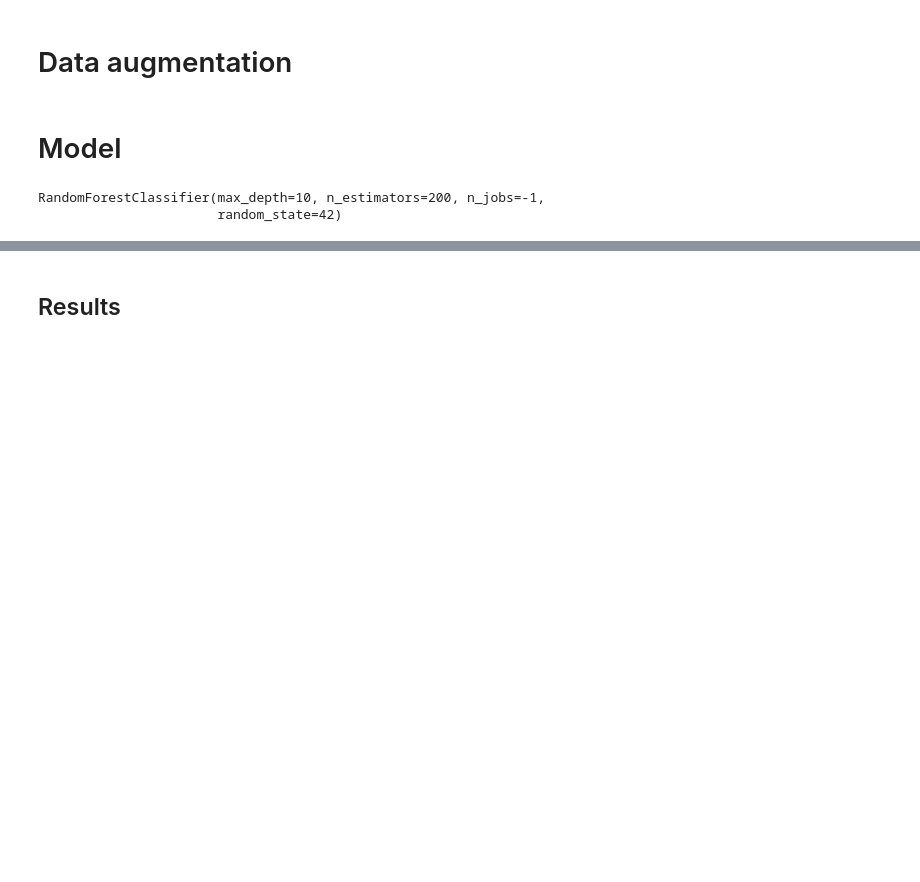
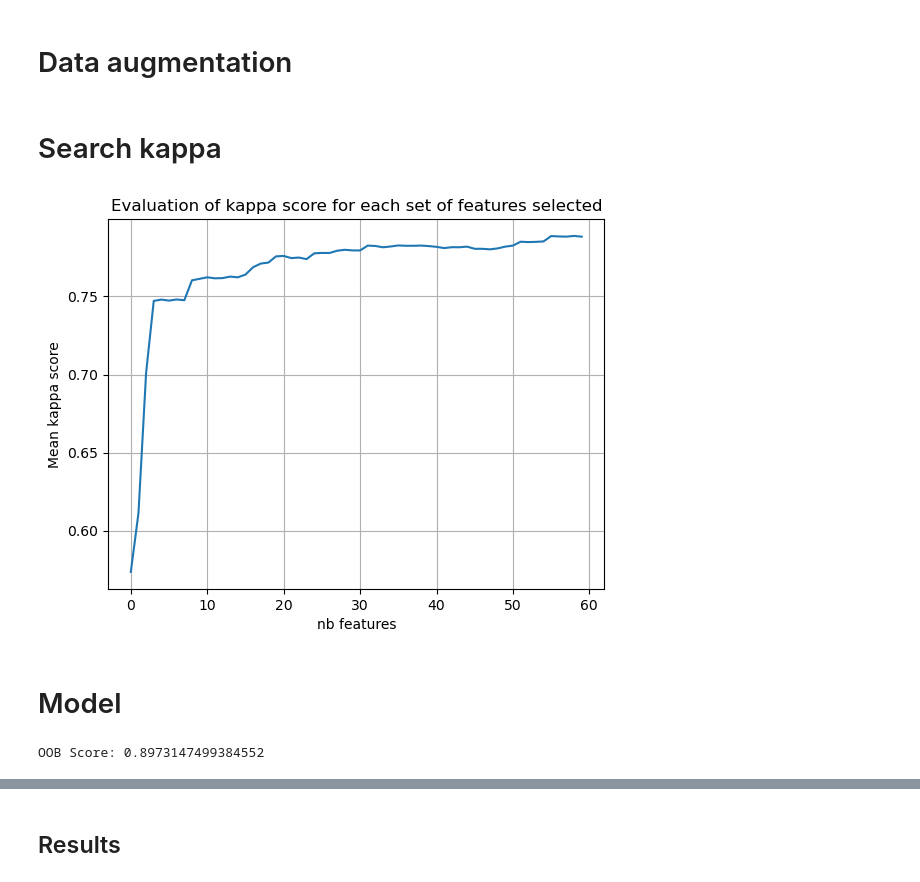
Before and after one commit to L4ncelin/EEG_signals_quality_analysis, a Jupyter notebook: Notebooks/09_EEG_Random_Forest.ipynb, the cells around one changed output, grey strips where cells are left out. Drawn from its saved outputs; the diff is of its cells as text; code cells hidden in the pictures; blank space fills up the shorter version.

```diff
--- a/Notebooks/09_EEG_Random_Forest.ipynb
+++ b/Notebooks/09_EEG_Random_Forest.ipynb
@@ -195,3 +336,5 @@ shap.summary_plot(shap_values[:,:,0], X[:1000], feature_names=X.columns.tolist()
+# %%
+f_scores = df_fisher_scores["Variable"].tolist()
 # %% [markdown]
 # Data augmentation
 # %%
@@ -201,3 +344,5 @@ bootstrap_sample_y = resample(y, n_samples=40000, replace=True)
 
 X_boot = pd.concat([X, bootstrap_sample_X], axis=0)
 y_boot = pd.concat([y, bootstrap_sample_y], axis=0)
+# %% [markdown]
+# Search kappa
@@ -204,2 +361,46 @@ y_boot = pd.concat([y, bootstrap_sample_y], axis=0)
+# %%
+result = selection_recursive(f_scores)
+# %%
+all_kappa_scores = []
+
+for i in tqdm(range(len(result)), desc="Features treatment"):
+    cols_to_keep = result[i]
+    # Mélanger les données X et les labels y
+    X_shuffled, y_shuffled = shuffle(X_boot[cols_to_keep], y_boot, random_state=42)
+
+    # Initialiser le modèle
+    model = RandomForestClassifier(n_estimators=50, random_state=42, n_jobs=-1, max_depth=10)
+
+    # Initialiser la K-fold avec StratifiedKFold pour équilibrer les classes
+    kf = StratifiedKFold(n_splits=5, shuffle=True, random_state=42)
+
+    # Liste pour stocker les scores kappa de chaque fold
+
+    kappa_scores = []
+    # Boucle sur les splits de K-fold
+    for train_index, val_index in kf.split(X_shuffled, y_shuffled):
+        X_train_k, X_val = X_shuffled.iloc[train_index], X_shuffled.iloc[val_index]
+        y_train_k, y_val = y_shuffled.iloc[train_index], y_shuffled.iloc[val_index]  # Utiliser iloc ici
+
+        # Entraîner le modèle
+        model.fit(X_train_k, y_train_k)
+
+        # Prédictions sur l'ensemble de validation
+        y_pred = model.predict(X_val)
+
+        # Calculer le score kappa
+        kappa = cohen_kappa_score(y_val, y_pred)
+        kappa_scores.append(kappa)
+
+    all_kappa_scores.append(np.mean(kappa_scores))
+# %%
+plt.plot(all_kappa_scores)
+plt.xlabel("nb features")
+plt.ylabel("Mean kappa score")
+plt.title("Evaluation of kappa score for each set of features selected")
+plt.grid()
+plt.show()
+# %% [output]
+[figure, added]
 # %% [markdown]
 # Model
@@ -209,9 +407,9 @@ class_weight_dict = {0: class_weights[0], 1: class_weights[1]}
 # %%
 # Initialiser le modèle Random Forest
-rf = RandomForestClassifier(n_estimators=200, random_state=42, max_depth=10, n_jobs=-1)
+rf = RandomForestClassifier(n_estimators=50, random_state=42, n_jobs=-1, oob_score=True, max_depth=10)
 
 # Entraîner le modèle
-rf.fit(X_shuffled, y_shuffled)
+rf.fit(X_train, y_train)
+print("OOB Score:", rf.oob_score_)
 # %% [output]
-RandomForestClassifier(max_depth=10, n_estimators=200, n_jobs=-1,
-                       random_state=42)
+OOB Score: 0.8973147499384552
```
Also changed, not shown: parts of 35 cells of this notebook, 8 other files.
